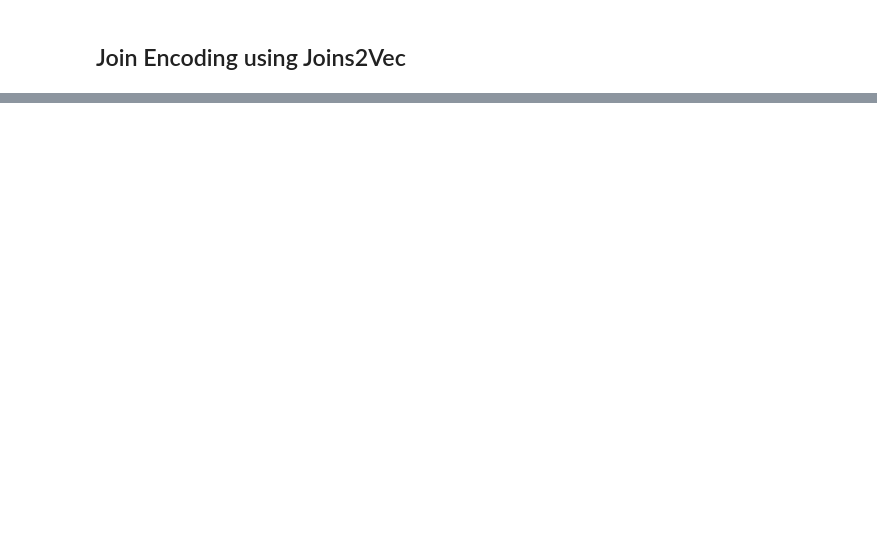
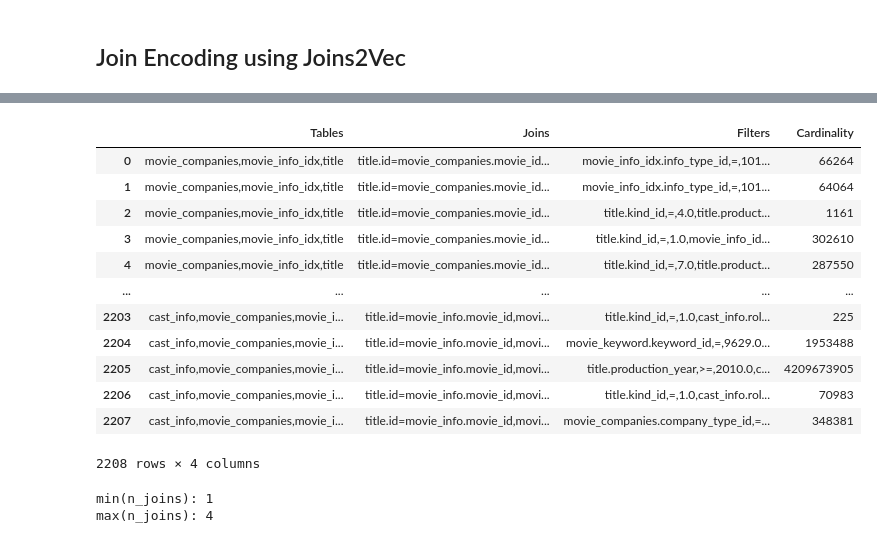
Before and after one commit to Erostrate9/vldb2021_fauce, a Jupyter notebook: colab_notebooks/Fauce.ipynb, the cells around one changed output, grey strips where cells are left out. Cells and saved outputs as stored; diff of their text form; code cells hidden in the pictures; blank space fills up the shorter version.

Commit message:
update Joins Encoding

```diff
--- a/colab_notebooks/Fauce.ipynb
+++ b/colab_notebooks/Fauce.ipynb
@@ -214,0 +830,28 @@ CalledProcessError: Command 'b'source activate qf\ncd /content/vldb2021_fauce/qu
+# %%
+import pandas as pd
+df = pd.read_csv("/content/vldb2021_fauce/training_data/job-light-content-2500.csv", sep='#', header=None, names=['Tables', 'Joins', 'Filters', 'Cardinality'])
+df
+# %% [output]
+|  | Tables | Joins | Filters | Cardinality |
+| 0 | movie_companies,movie_info_idx,title | title.id=movie_companies.movie_id... | movie_info_idx.info_type_id,=,101... | 66264 |
+| 1 | movie_companies,movie_info_idx,title | title.id=movie_companies.movie_id... | movie_info_idx.info_type_id,=,101... | 64064 |
+| 2 | movie_companies,movie_info_idx,title | title.id=movie_companies.movie_id... | title.kind_id,=,4.0,title.product... | 1161 |
+| 3 | movie_companies,movie_info_idx,title | title.id=movie_companies.movie_id... | title.kind_id,=,1.0,movie_info_id... | 302610 |
+| 4 | movie_companies,movie_info_idx,title | title.id=movie_companies.movie_id... | title.kind_id,=,7.0,title.product... | 287550 |
+| ... | ... | ... | ... | ... |
+| 2203 | cast_info,movie_companies,movie_i... | title.id=movie_info.movie_id,movi... | title.kind_id,=,1.0,cast_info.rol... | 225 |
+| 2204 | cast_info,movie_companies,movie_i... | title.id=movie_info.movie_id,movi... | movie_keyword.keyword_id,=,9629.0... | 1953488 |
+| 2205 | cast_info,movie_companies,movie_i... | title.id=movie_info.movie_id,movi... | title.production_year,>=,2010.0,c... | 4209673905 |
+| 2206 | cast_info,movie_companies,movie_i... | title.id=movie_info.movie_id,movi... | title.kind_id,=,1.0,cast_info.rol... | 70983 |
+| 2207 | cast_info,movie_companies,movie_i... | title.id=movie_info.movie_id,movi... | movie_companies.company_type_id,=... | 348381 |
+2208 rows × 4 columns
+# %%
+df['n_joins'] = df['Joins'].apply(lambda x: len(x.split(',')))
+min_n_joins = df['n_joins'].min()
+max_n_joins = df['n_joins'].max()
+
+print(f"min(n_joins): {min_n_joins}")
+print(f"max(n_joins): {max_n_joins}")
+# %% [output]
+min(n_joins): 1
+max(n_joins): 4
```
Also changed, not shown: parts of 70 cells of this notebook.
